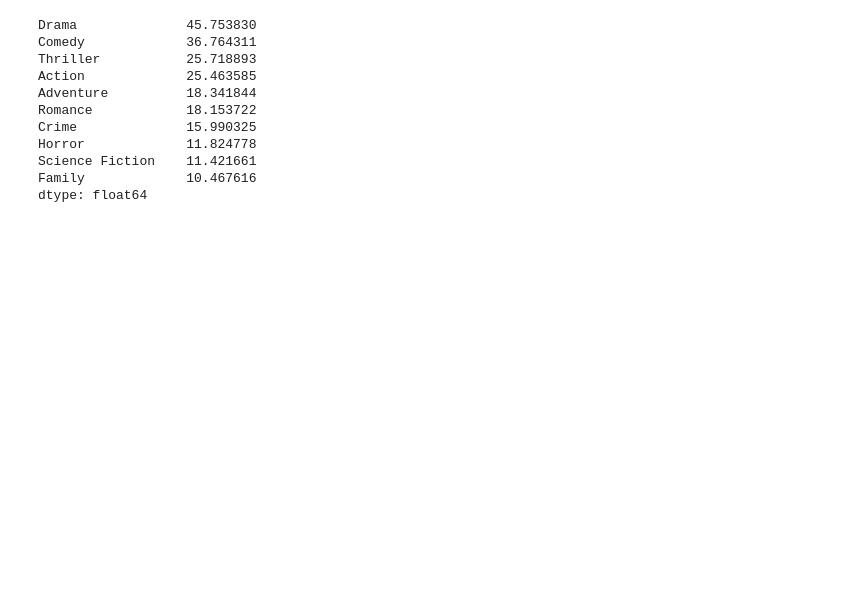
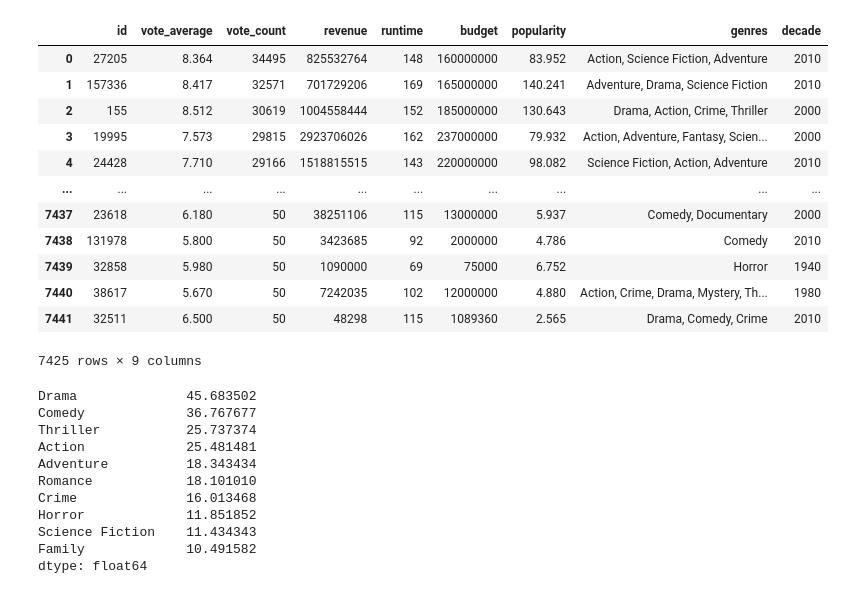
Before and after one commit to laurileppik/DS-Project, a Jupyter notebook: Popularity_Through_Years.ipynb, the cells around one changed output. Cells and saved outputs as stored; diff of their text form; code cells hidden in the pictures; blank space fills up the shorter version.

Commit message:
popularity analysis

```diff
--- a/Popularity_Through_Years.ipynb
+++ b/Popularity_Through_Years.ipynb
@@ -7,6 +8,27 @@ df=pd.read_csv("fil_data_movies_lessthan10k_removed.csv")
 # %%
 #added column for decade
 df['decade'] = (pd.DatetimeIndex(df['release_date']).year // 10) * 10
+
+df = df[df.decade != 1910]
+df = df[df.decade != 1920]
+
+df = df.drop(columns = ['title','backdrop_path','adult','release_date','homepage','imdb_id','original_title','overview','original_language','poster_path','tagline','production_companies','production_countries','spoken_languages'], axis = 1)
+
+df
+# %% [output]
+|  | id | vote_average | vote_count | revenue | runtime | budget | popularity | genres | decade |
+| 0 | 27205 | 8.364 | 34495 | 825532764 | 148 | 160000000 | 83.952 | Action, Science Fiction, Adventure | 2010 |
+| 1 | 157336 | 8.417 | 32571 | 701729206 | 169 | 165000000 | 140.241 | Adventure, Drama, Science Fiction | 2010 |
+| 2 | 155 | 8.512 | 30619 | 1004558444 | 152 | 185000000 | 130.643 | Drama, Action, Crime, Thriller | 2000 |
+| 3 | 19995 | 7.573 | 29815 | 2923706026 | 162 | 237000000 | 79.932 | Action, Adventure, Fantasy, Scien... | 2000 |
+| 4 | 24428 | 7.710 | 29166 | 1518815515 | 143 | 220000000 | 98.082 | Science Fiction, Action, Adventure | 2010 |
+| ... | ... | ... | ... | ... | ... | ... | ... | ... | ... |
+| 7437 | 23618 | 6.180 | 50 | 38251106 | 115 | 13000000 | 5.937 | Comedy, Documentary | 2000 |
+| 7438 | 131978 | 5.800 | 50 | 3423685 | 92 | 2000000 | 4.786 | Comedy | 2010 |
+| 7439 | 32858 | 5.980 | 50 | 1090000 | 69 | 75000 | 6.752 | Horror | 1940 |
+| 7440 | 38617 | 5.670 | 50 | 7242035 | 102 | 12000000 | 4.880 | Action, Crime, Drama, Mystery, Th... | 1980 |
+| 7441 | 32511 | 6.500 | 50 | 48298 | 115 | 1089360 | 2.565 | Drama, Comedy, Crime | 2010 |
+7425 rows × 9 columns
 # %%
 s = df['genres'].str.split(', ').explode()
 encoder = OneHotEncoder()
@@ -18,20 +40,22 @@ one_hot_df = pd.DataFrame(encoded.toarray(), columns=np.ravel(encoder.categories
 final = pd.concat([df, one_hot_df], axis=1)
 # %%
 #top 10 movie genres of all time
-genre_counts = final.iloc[:, 23:].sum()
+genre_counts = final.iloc[:, 9:].sum()
 genre_percents = (genre_counts / len(df)) * 100
 genre_percents=genre_percents.sort_values(ascending=False)
 genre_percents[:10]
+
+#percents_list=genre_percents.tolist()
 # %% [output]
-Drama              45.753830
-Comedy             36.764311
-Thriller           25.718893
-Action             25.463585
-Adventure          18.341844
-Romance            18.153722
-Crime              15.990325
-Horror             11.824778
-Science Fiction    11.421661
-Family             10.467616
+Drama              45.683502
+Comedy             36.767677
+Thriller           25.737374
+Action             25.481481
+Adventure          18.343434
+Romance            18.101010
+Crime              16.013468
+Horror             11.851852
+Science Fiction    11.434343
+Family             10.491582
 dtype: float64
 # %%
```
Also changed, not shown: parts of 9 cells of this notebook, 1 other file.
